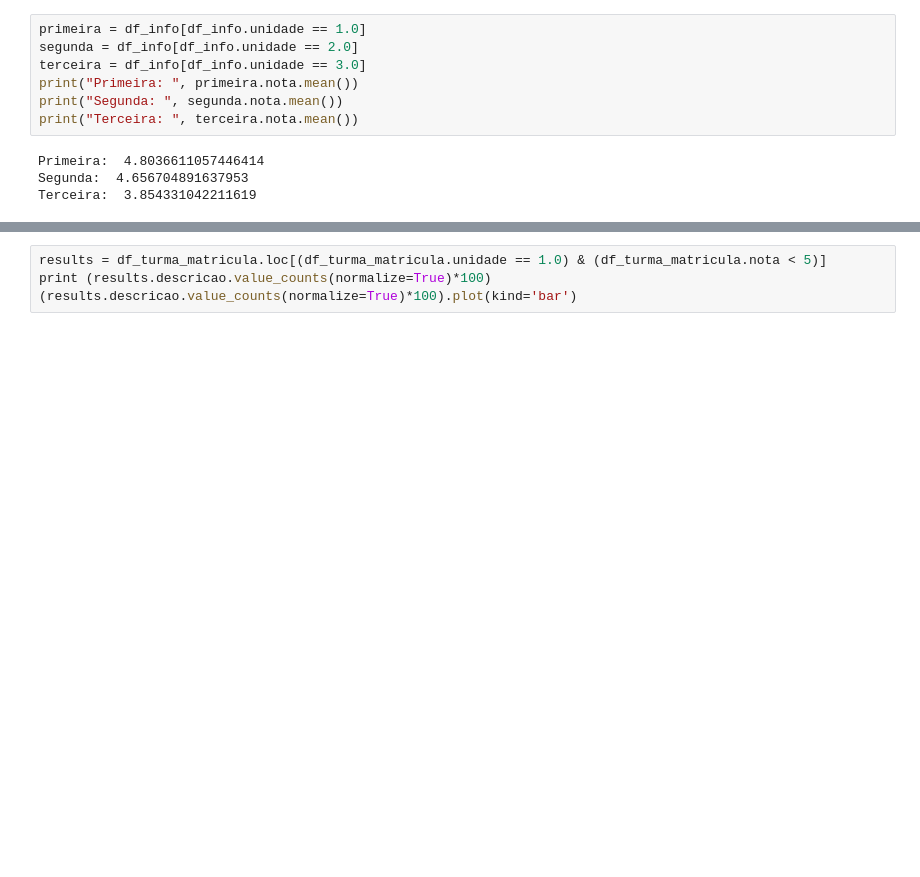
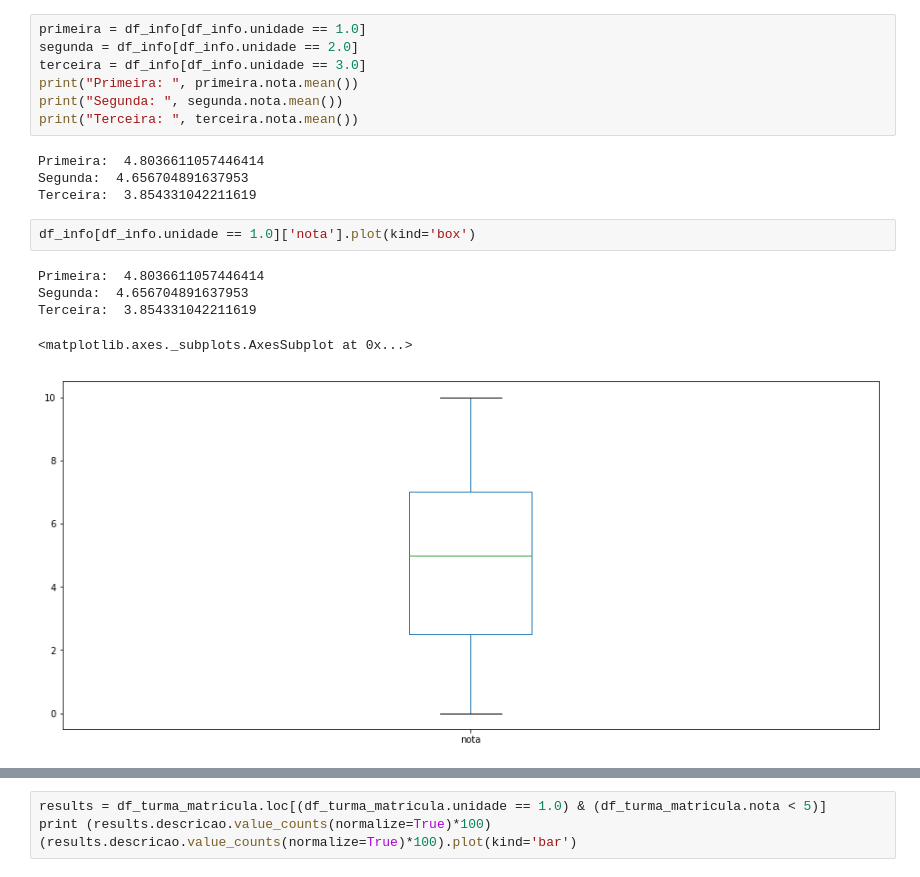
Before and after one commit to CinthiaKatiane/Data-Science-for-Education, a Jupyter notebook: Projeto_IA_Educ.ipynb, the cells around one changed output, grey strips where cells are left out. Cells and saved outputs as stored; diff of their text form; blank space fills up the shorter version.

```diff
--- a/Projeto_IA_Educ.ipynb
+++ b/Projeto_IA_Educ.ipynb
@@ -430,3 +430,11 @@ print("Terceira: ", terceira.nota.mean())
 Primeira:  4.8036611057446414
 Segunda:  4.656704891637953
 Terceira:  3.854331042211619
+# %%
+df_info[df_info.unidade == 1.0]['nota'].plot(kind='box')
+# %% [output]
+Primeira:  4.8036611057446414
+Segunda:  4.656704891637953
+Terceira:  3.854331042211619
+<matplotlib.axes._subplots.AxesSubplot at 0x...>
+[figure, added]
```
Also changed, not shown: parts of 10 cells of this notebook.
